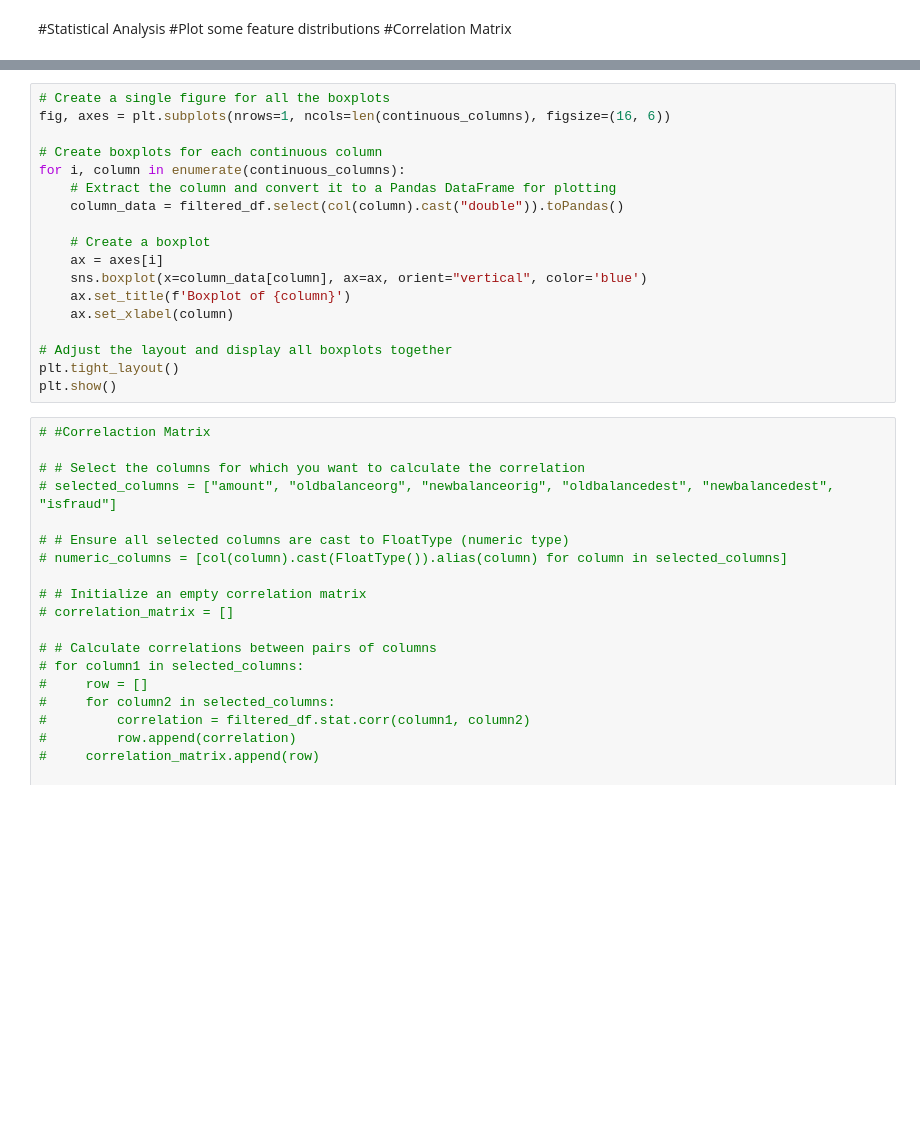
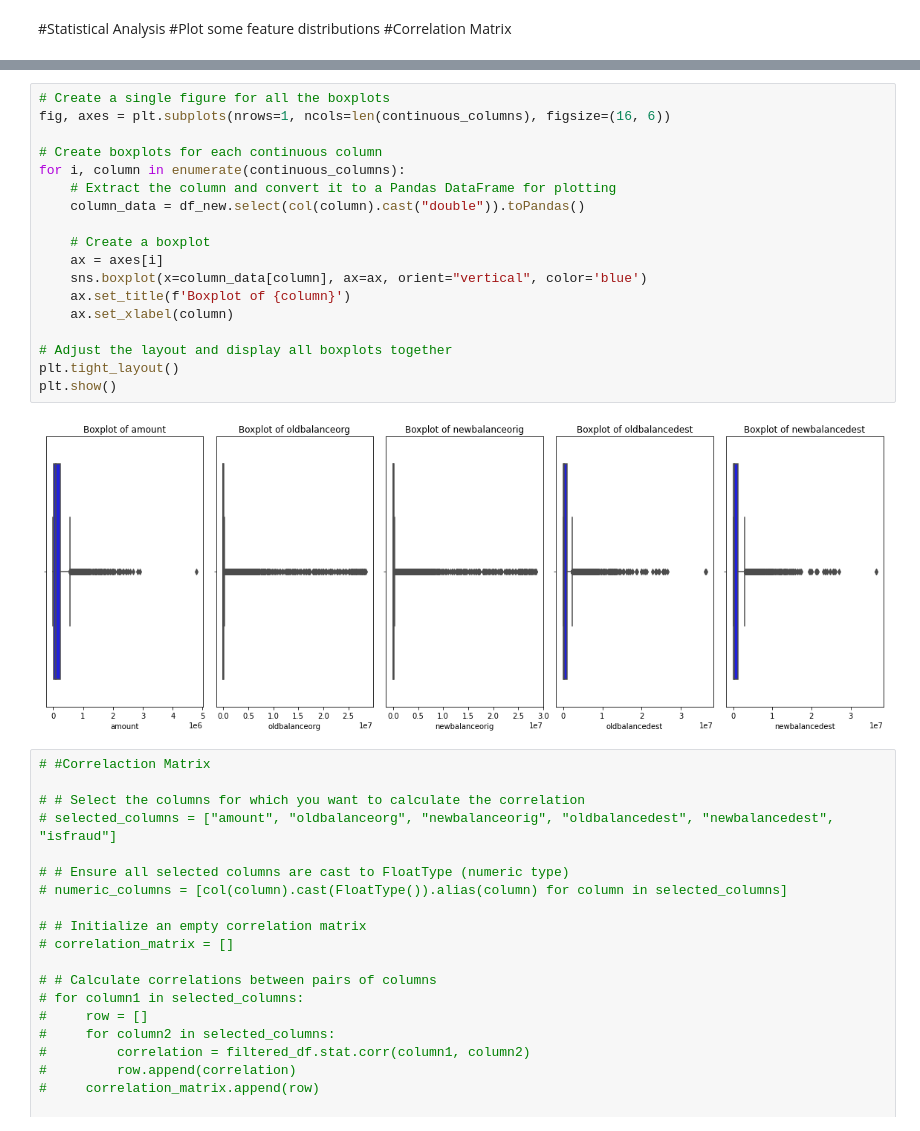
Before and after one commit to IngridRLeon/FraudDetectionMachineLearning, a Jupyter notebook: fraudmodel.ipynb, the cells around one changed output, grey strips where cells are left out. Drawn from its saved outputs; the diff is of its cells as text; blank space fills up the shorter version.

```diff
--- a/fraudmodel.ipynb
+++ b/fraudmodel.ipynb
@@ -276,21 +307,23 @@ plt.show()
 # %%
 # Create a single figure for all the boxplots
 fig, axes = plt.subplots(nrows=1, ncols=len(continuous_columns), figsize=(16, 6))
 
 # Create boxplots for each continuous column
 for i, column in enumerate(continuous_columns):
     # Extract the column and convert it to a Pandas DataFrame for plotting
-    column_data = filtered_df.select(col(column).cast("double")).toPandas()
+    column_data = df_new.select(col(column).cast("double")).toPandas()
 
     # Create a boxplot
     ax = axes[i]
     sns.boxplot(x=column_data[column], ax=ax, orient="vertical", color='blue')
     ax.set_title(f'Boxplot of {column}')
     ax.set_xlabel(column)
 
 # Adjust the layout and display all boxplots together
 plt.tight_layout()
 plt.show()
+# %% [output]
+[figure, added]
 # %%
 # #Correlaction Matrix
 
```
Also changed, not shown: parts of 35 cells of this notebook.
